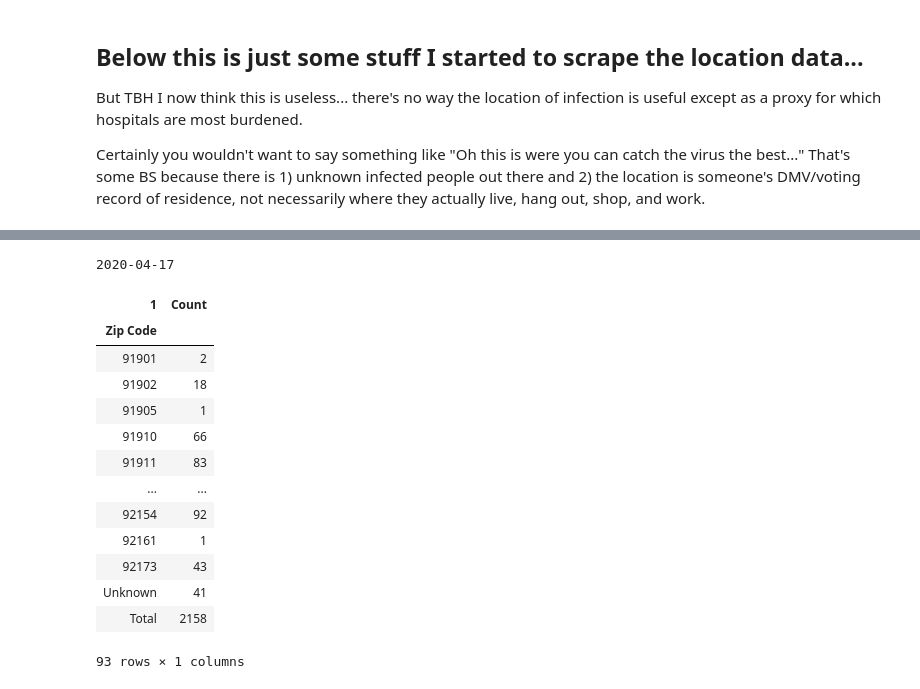
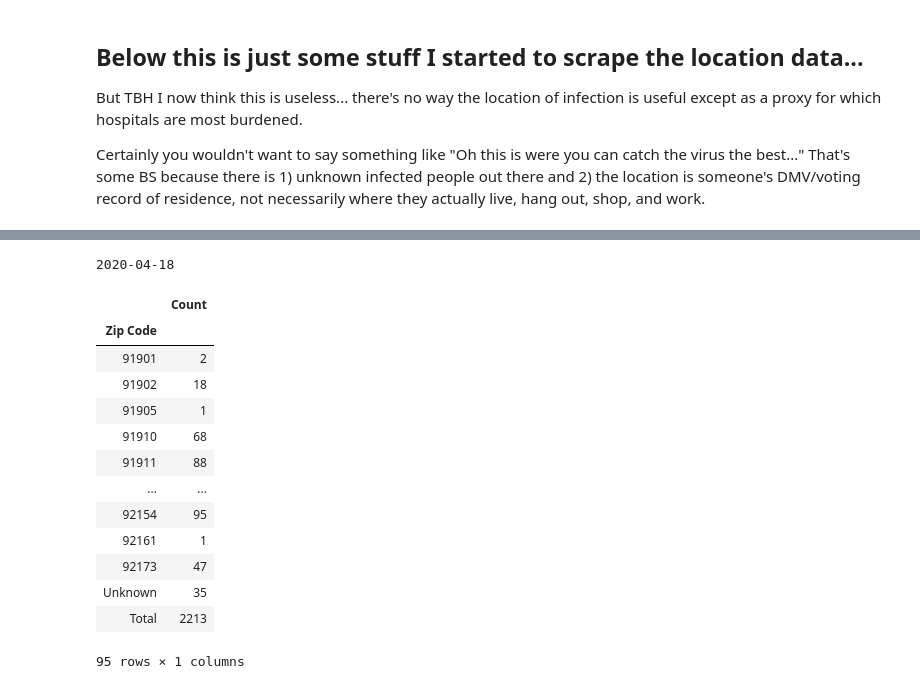
Before and after one commit to jasongfleischer/SanDiegoCountyCOVID19, a Jupyter notebook: San Diego Country Coronavirus History.ipynb, the cells around one changed output, grey strips where cells are left out. Drawn from its saved outputs; the diff is of its cells as text; code cells hidden in the pictures.

```diff
--- a/San Diego Country Coronavirus History.ipynb
+++ b/San Diego Country Coronavirus History.ipynb
@@ -1130,26 +1034,26 @@ zips = read_pdf('https://www.sandiegocounty.gov/content/dam/sdc/hhsa/programs/ph
 # %%
 # on 4/3 the column read changed a bit, had been .iloc[1,:], now its [0,:]
 # on 4/5 its back to .iloc[1,:]
 # on 4/7 its back to [0,:]
-zips.columns = zips.iloc[1,:]
-zips = zips[2:]
+zips.columns = zips.iloc[0,:]
+zips = zips[1:]
 zips = pd.concat([zips.iloc[:,:2], zips.iloc[:,2:]]).set_index('Zip Code').dropna()
 zips.to_csv(zipf.format(today))
 print(today)
 zips
 # %% [output]
-2020-04-17
+2020-04-18
-| 1 | Count |
+|  | Count |
 | Zip Code |  |
 | 91901 | 2 |
 | 91902 | 18 |
 | 91905 | 1 |
-| 91910 | 66 |
-| 91911 | 83 |
+| 91910 | 68 |
+| 91911 | 88 |
 | ... | ... |
-| 92154 | 92 |
+| 92154 | 95 |
 | 92161 | 1 |
-| 92173 | 43 |
-| Unknown | 41 |
-| Total | 2158 |
+| 92173 | 47 |
+| Unknown | 35 |
+| Total | 2213 |
-93 rows × 1 columns
+95 rows × 1 columns
```
Also changed, not shown: parts of 16 cells of this notebook, 16 other files.
